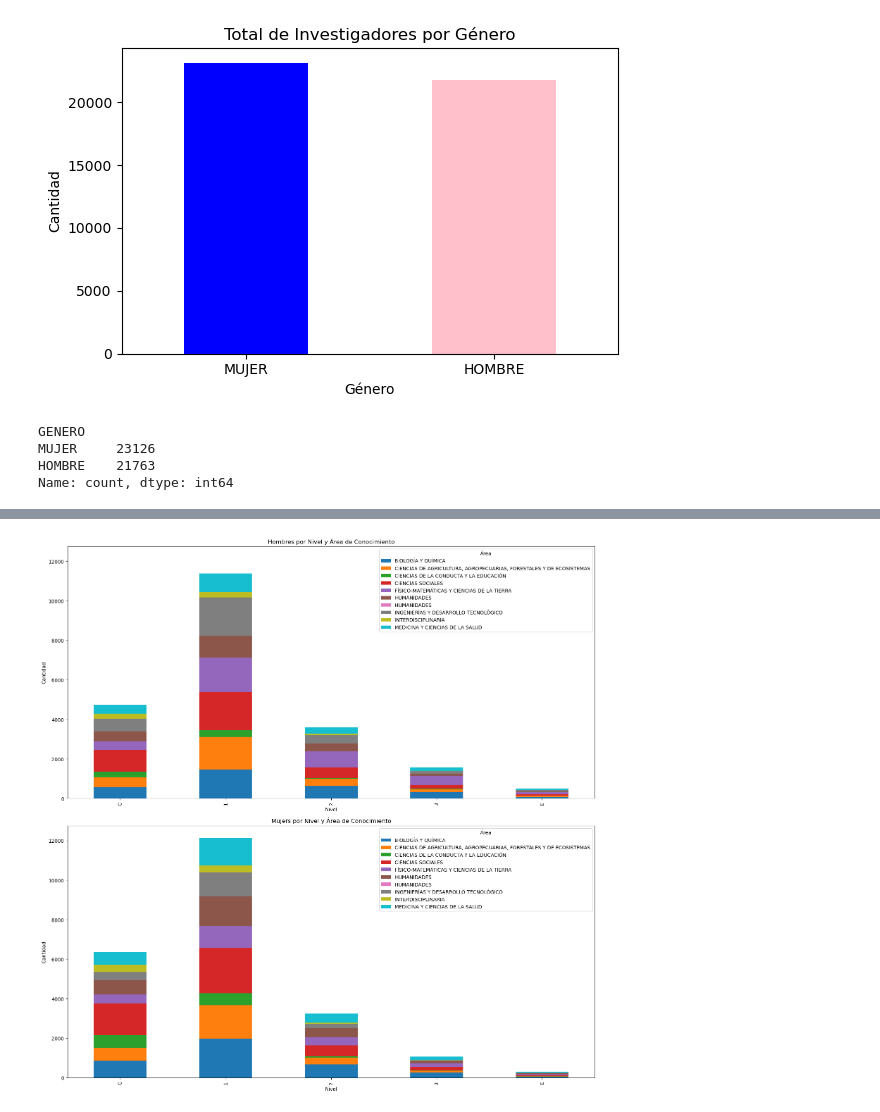
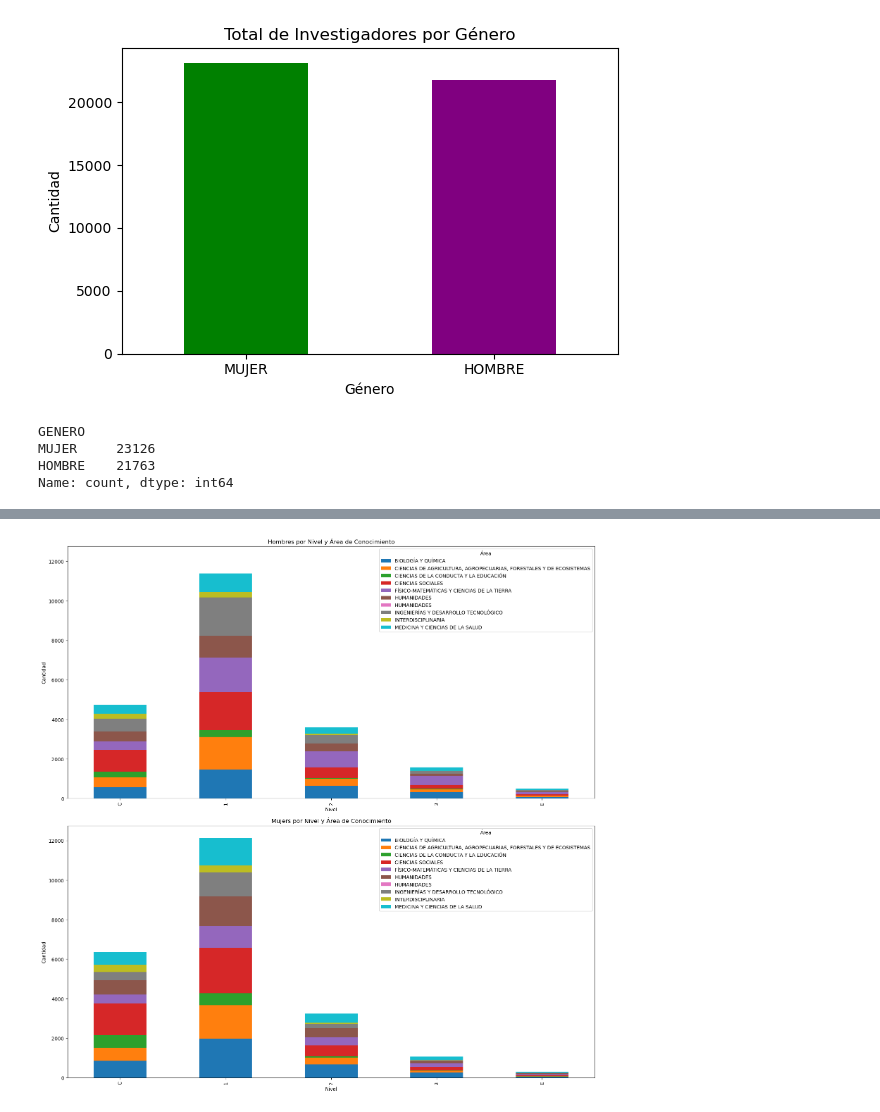
Before and after one commit to isadoji/sni, a Jupyter notebook: sni2025.ipynb, the cells around one changed output, grey strips where cells are left out. Saved outputs shown, nothing was run; the diff lists cells and outputs as text; code cells hidden in the pictures.

```diff
--- a/sni2025.ipynb
+++ b/sni2025.ipynb
@@ -45,18 +50,20 @@ df = pd.read_excel('datasets/SNI2025_CLASIFICADO.xlsx')
 # %%
 df_hombres = df[df['GENERO'] == 'HOMBRE']
 df_mujeres = df[df['GENERO'] == 'MUJER']
 
 # Gráfico 1: Conteo general por género
-df['GENERO'].value_counts().plot(kind='bar', color=['blue', 'pink'], figsize=(6,4))
+df['GENERO'].value_counts().plot(kind='bar', color=['green','purple'], figsize=(6,4))
 plt.title('Total de Investigadores por Género')
 plt.ylabel('Cantidad')
 plt.xlabel('Género')
 plt.xticks(rotation=0)
 plt.tight_layout()
+#save plot in jpg format
+plt.savefig('fig_sni/genero_2025.jpg', format='jpg', dpi=300, bbox_inches='tight')
 plt.show()
 print (df['GENERO'].value_counts())
 # %% [output]
-[figure, old version]
+[figure, new version]
 GENERO
 MUJER     23126
 HOMBRE    21763
```
Also changed, not shown: parts of 7 cells of this notebook, 4 other files.
